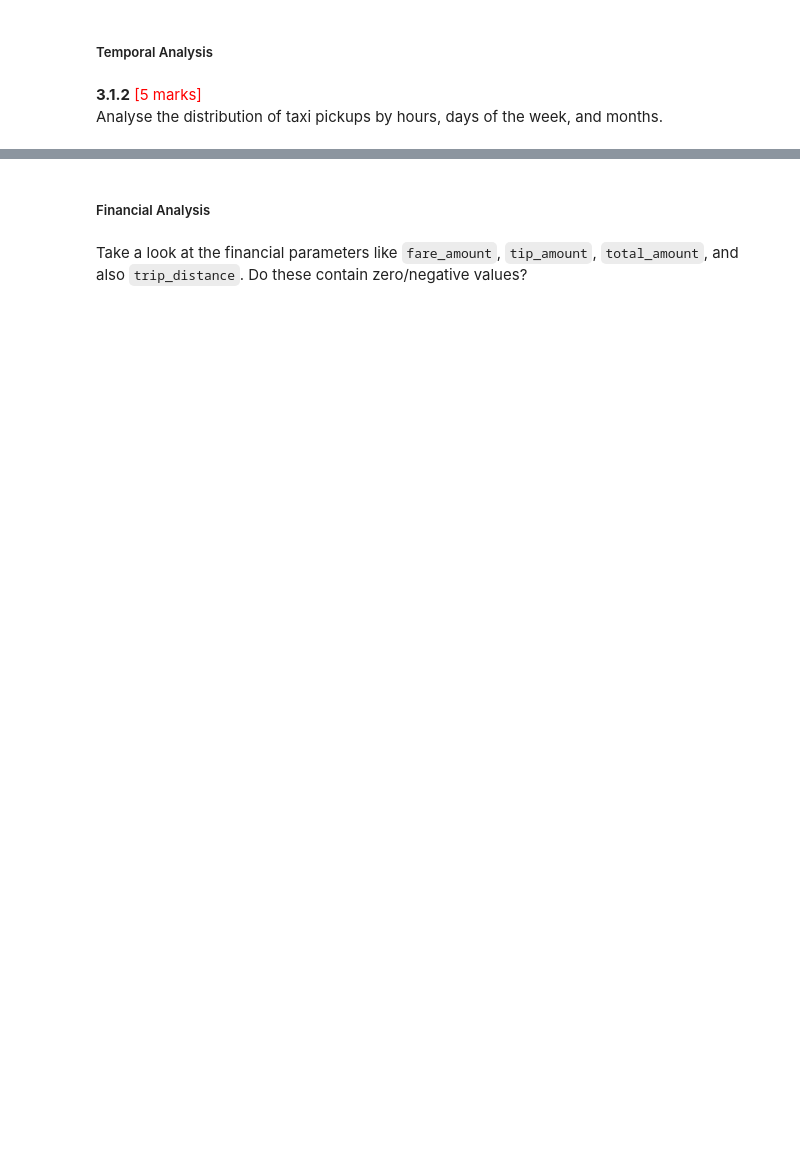
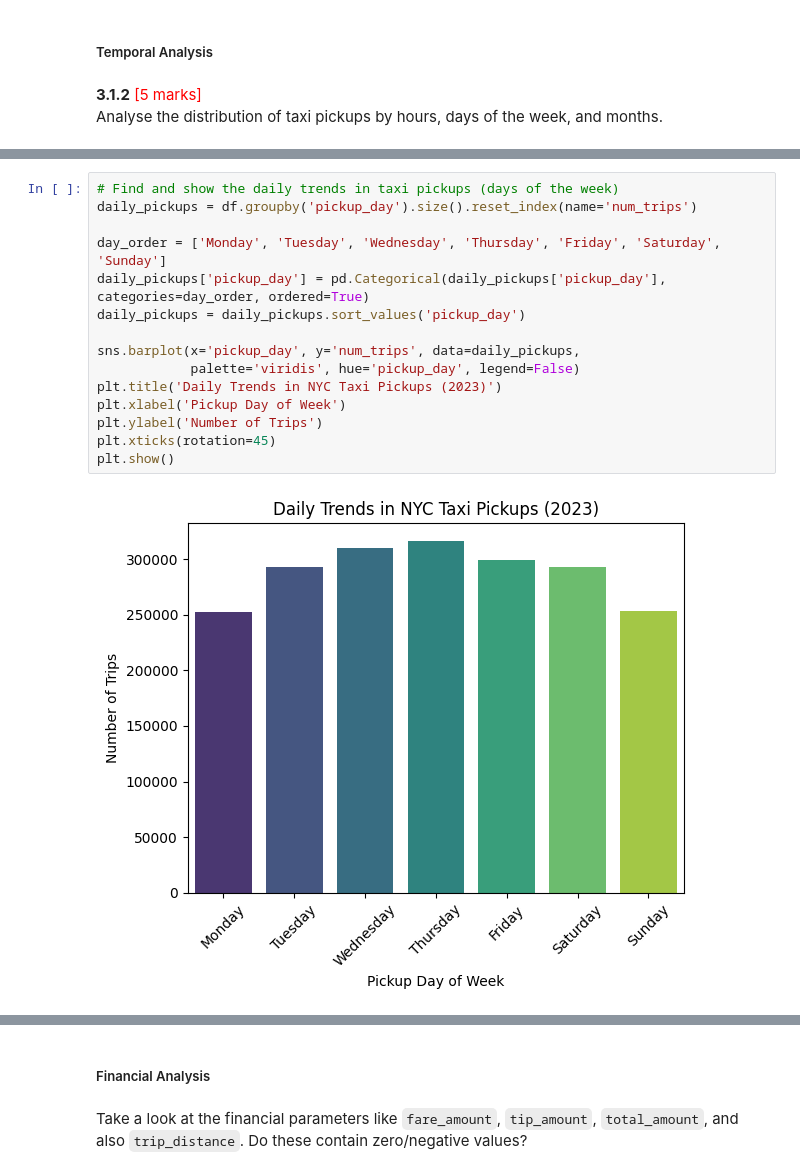
Before and after one commit to rahuljeyaraj/EDA-NYC-Taxi, a Jupyter notebook: EDA_Assg_NYC_Taxi_Starter.ipynb, the cells around one changed output, grey strips where cells are left out. Drawn from its saved outputs; the diff is of its cells as text; blank space fills up the shorter version.

```diff
--- a/EDA_Assg_NYC_Taxi_Starter.ipynb
+++ b/EDA_Assg_NYC_Taxi_Starter.ipynb
@@ -674,0 +856,17 @@ Analyse the distribution of taxi pickups by hours, days of the week, and months.
+# %%
+# Find and show the daily trends in taxi pickups (days of the week)
+daily_pickups = df.groupby('pickup_day').size().reset_index(name='num_trips')
+
+day_order = ['Monday', 'Tuesday', 'Wednesday', 'Thursday', 'Friday', 'Saturday', 'Sunday']
+daily_pickups['pickup_day'] = pd.Categorical(daily_pickups['pickup_day'], categories=day_order, ordered=True)
+daily_pickups = daily_pickups.sort_values('pickup_day')
+
+sns.barplot(x='pickup_day', y='num_trips', data=daily_pickups,
+            palette='viridis', hue='pickup_day', legend=False)
+plt.title('Daily Trends in NYC Taxi Pickups (2023)')
+plt.xlabel('Pickup Day of Week')
+plt.ylabel('Number of Trips')
+plt.xticks(rotation=45)
+plt.show()
+# %% [output]
+[figure, added]
```
Also changed, not shown: parts of 17 cells of this notebook.
